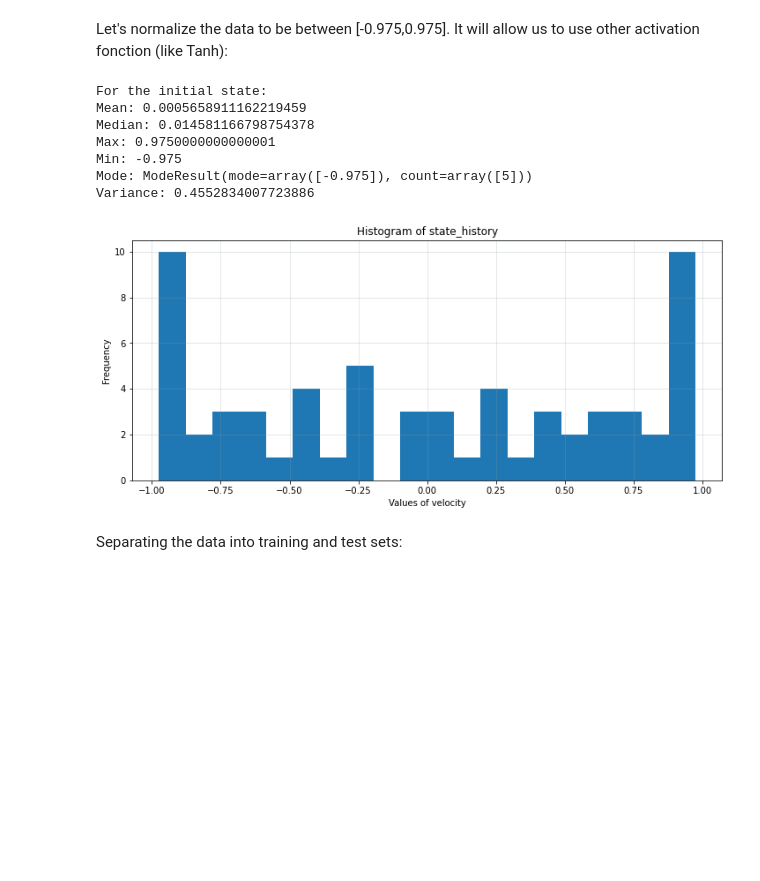
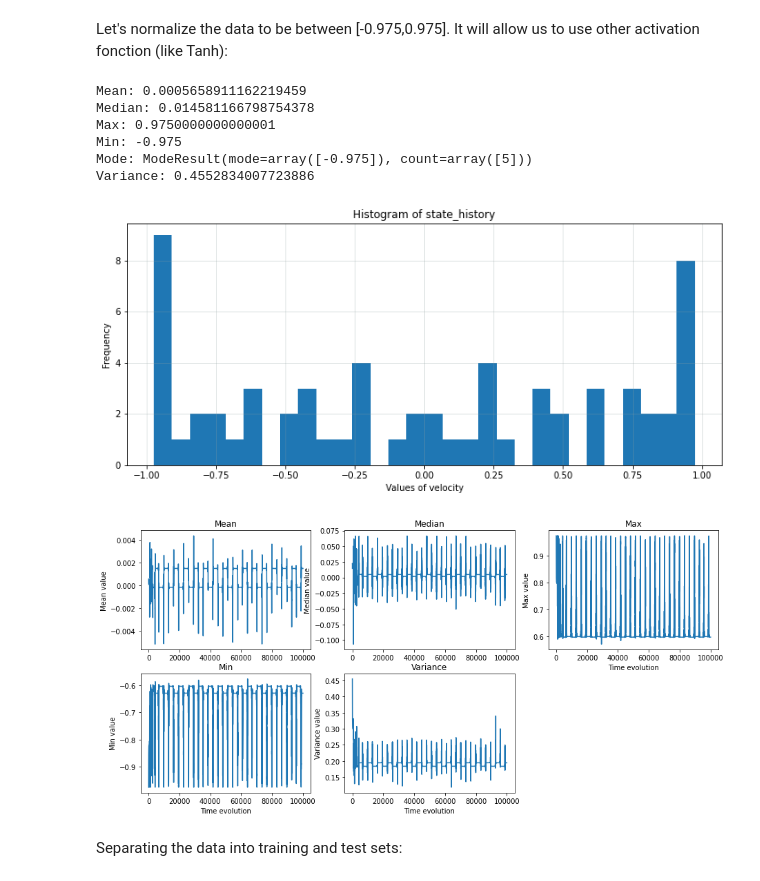
Before and after one commit to calladogt/Deep-learning-to-the-modeling-of-chaotic-dynamics-systems, a Jupyter notebook: Simulators/ks-simulator/KS-modelFF.ipynb, the cells around one changed output. Drawn from its saved outputs; the diff is of its cells as text; code cells hidden in the pictures; blank space fills up the shorter version.

```diff
--- a/Simulators/ks-simulator/KS-modelFF.ipynb
+++ b/Simulators/ks-simulator/KS-modelFF.ipynb
@@ -108,3 +108,19 @@ def drawKS(U_sim, x_axis, t_axis ,startT=0,endT=0, width = 10, divwidth = 4):
     plt.ylabel('Position X')
     plt.title('Spatiotemporal solution of KS equation')
     plt.show()
+# %%
+def plothist(state_history,bins=30):
+  fig, ax = plt.subplots(figsize=(12, 5))
+  plt.hist(state_history,bins=30)
+  plt.xlabel('Values of velocity')
+  plt.ylabel('Frequency')
+  plt.title('Histogram of state_history')
+  plt.grid(True, color="#93a1a1", alpha=0.3)
+# %%
+def statvalues(state_history):
+  print('Mean:', np.mean(state_history))
+  print('Median:', np.median(state_history))
+  print('Max:', np.max(state_history))
+  print('Min:', np.min(state_history))
+  print('Mode:', stats.mode(state_history))
+  print('Variance:', np.var(state_history))
@@ -177,34 +182,26 @@ Text(0.5, 0, 'Time evolution')
 # %% [markdown]
 Let's normalize the data to be between [-0.975,0.975]. It will allow us to use other activation fonction (like Tanh):
-# %%
-min_max_scaler = preprocessing.MinMaxScaler(feature_range=(-0.975,0.975))
-state_history_array_normalized = min_max_scaler.fit_transform(state_history_array)
-
-#histogram
-fig, ax = plt.subplots(figsize=(12, 5))
-plt.hist(state_history_array_normalized[0,:],bins=20)
-plt.xlabel('Values of velocity')
-plt.ylabel('Frequency')
-plt.title('Histogram of state_history')
-plt.grid(True, color="#93a1a1", alpha=0.3)
-
-#statistic values
-print('For the normalized initial state:')
-print('Mean:', np.mean(state_history_array_normalized[0,:]))
-print('Median:', np.median(state_history_array_normalized[0,:]))
-print('Max:', np.max(state_history_array_normalized[0,:]))
-print('Min:', np.min(state_history_array_normalized[0,:]))
-print('Mode:', stats.mode(state_history_array_normalized[0,:]))
-print('Variance:', np.var(state_history_array_normalized[0,:]))
-# %% [output]
-For the initial state:
-Mean: 0.0005658911162219459
-Median: 0.014581166798754378
-Max: 0.9750000000000001
-Min: -0.975
-Mode: ModeResult(mode=array([-0.975]), count=array([5]))
-Variance: 0.4552834007723886
-[figure, removed]
+# %%
+min_max_scaler = preprocessing.MinMaxScaler(feature_range=(-0.975,0.975))
+state_history_norm = min_max_scaler.fit_transform(state_history)
+
+#histogram
+plothist(state_history_norm[0,:],bins=30)
+
+#statistic values
+statvalues(state_history_norm[0,:])
+
+#evolution of statistic values
+evolutionstat(state_history_norm)
+# %% [output]
+Mean: 0.0005658911162219459
+Median: 0.014581166798754378
+Max: 0.9750000000000001
+Min: -0.975
+Mode: ModeResult(mode=array([-0.975]), count=array([5]))
+Variance: 0.4552834007723886
+[figure, added]
+[figure, added]
 # %% [markdown]
 Separating the data into training and test sets:
 # %%
```
Also changed, not shown: parts of 10 cells of this notebook.
